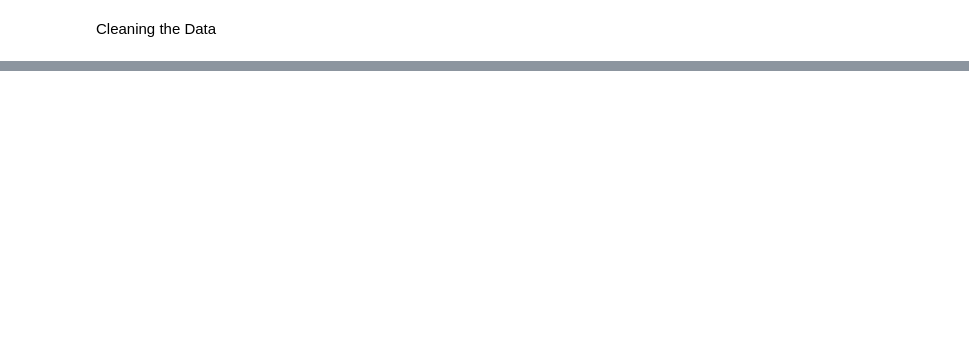
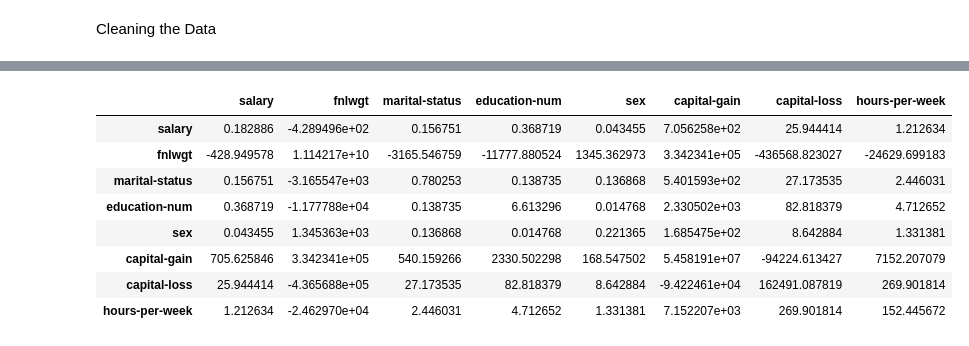
Before and after one commit to larhchim/Salary-Prediction-Classification-ML, a Jupyter notebook: Projet_ML_LARHCHIM_EL_BIYAALI.ipynb, the cells around one changed output, grey strips where cells are left out. Saved outputs shown, nothing was run; the diff lists cells and outputs as text; code cells hidden in the pictures; blank space fills up the shorter version.

```diff
--- a/Projet_ML_LARHCHIM_EL_BIYAALI.ipynb
+++ b/Projet_ML_LARHCHIM_EL_BIYAALI.ipynb
@@ -330,0 +359,4 @@ sns.displot(x="capital-loss",data=df)
+# %%
+#formatting [sex] column
+df['sex']= df['sex'].map({'Female': 0, 'Male': 1})
+df['sex'].value_counts()
@@ -330,0 +367,4 @@ sns.displot(x="capital-loss",data=df)
+# %%
+#formatting the target column
+df['salary']= df['salary'].map({'<=50K': 0, '>50K': 1})
+df['salary'].value_counts()
@@ -330,0 +395,5 @@ sns.displot(x="capital-loss",data=df)
+# %%
+# Formating [ marital-status ] column
+df['marital-status'] =  df['marital-status'].replace(['Married-civ-spouse' , 'Married-spouse-absent' , 'Married-AF-spouse' ] , 1)
+df['marital-status'] =  df['marital-status'].replace(['Divorced' , 'Separated' , 'Widowed' ] , 0)
+df['marital-status'] =  df['marital-status'].replace(['Never-married'] , -1)
@@ -330,0 +447,3 @@ sns.displot(x="capital-loss",data=df)
+# %%
+numerical = df[["salary","fnlwgt","marital-status","education-num","sex","capital-gain","capital-loss","hours-per-week"]].copy()
+numerical = numerical.dropna()
@@ -330,0 +486,12 @@ sns.displot(x="capital-loss",data=df)
+# %%
+numerical.cov()
+# %% [output]
+|  | salary | fnlwgt | marital-status | education-num | sex | capital-gain | capital-loss | hours-per-week |
+| salary | 0.182886 | -4.289496e+02 | 0.156751 | 0.368719 | 0.043455 | 7.056258e+02 | 25.944414 | 1.212634 |
+| fnlwgt | -428.949578 | 1.114217e+10 | -3165.546759 | -11777.880524 | 1345.362973 | 3.342341e+05 | -436568.823027 | -24629.699183 |
+| marital-status | 0.156751 | -3.165547e+03 | 0.780253 | 0.138735 | 0.136868 | 5.401593e+02 | 27.173535 | 2.446031 |
+| education-num | 0.368719 | -1.177788e+04 | 0.138735 | 6.613296 | 0.014768 | 2.330502e+03 | 82.818379 | 4.712652 |
+| sex | 0.043455 | 1.345363e+03 | 0.136868 | 0.014768 | 0.221365 | 1.685475e+02 | 8.642884 | 1.331381 |
+| capital-gain | 705.625846 | 3.342341e+05 | 540.159266 | 2330.502298 | 168.547502 | 5.458191e+07 | -94224.613427 | 7152.207079 |
+| capital-loss | 25.944414 | -4.365688e+05 | 27.173535 | 82.818379 | 8.642884 | -9.422461e+04 | 162491.087819 | 269.901814 |
+| hours-per-week | 1.212634 | -2.462970e+04 | 2.446031 | 4.712652 | 1.331381 | 7.152207e+03 | 269.901814 | 152.445672 |
```
Also changed, not shown: parts of 62 cells of this notebook.
